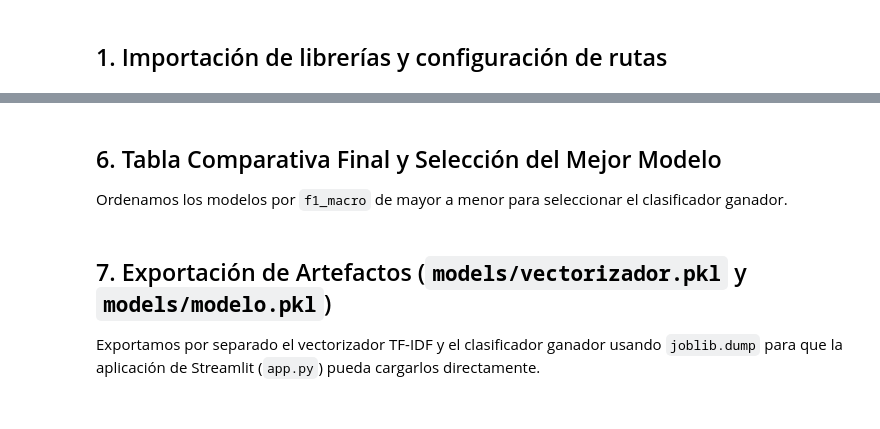
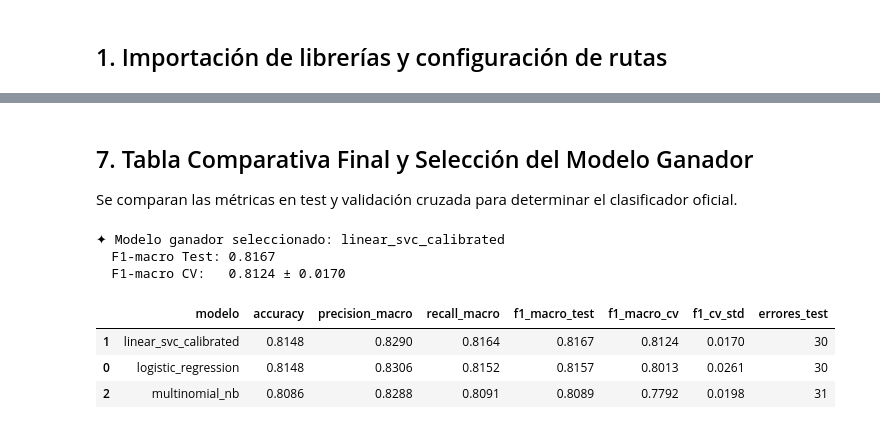
Before and after one commit to AndresGlzLeon/Tarea-especial2, a Jupyter notebook: notebooks/entrenamiento_evaluacion.ipynb, the cells around one changed output, grey strips where cells are left out. Drawn from its saved outputs; the diff is of its cells as text; code cells hidden in the pictures.

```diff
--- a/notebooks/entrenamiento_evaluacion.ipynb
+++ b/notebooks/entrenamiento_evaluacion.ipynb
@@ -198,27 +297,35 @@ plt.show()
 # %% [markdown]
-## 6. Tabla Comparativa Final y Selección del Mejor Modelo
+## 7. Tabla Comparativa Final y Selección del Modelo Ganador
 
-Ordenamos los modelos por `f1_macro` de mayor a menor para seleccionar el clasificador ganador.
+Se comparan las métricas en test y validación cruzada para determinar el clasificador oficial.
 # %%
-tabla_comparativa = pd.DataFrame(
-    [
-        {
-            "modelo": nombre,
-            "accuracy": datos["accuracy"],
-            "precision_macro": datos["precision_macro"],
-            "recall_macro": datos["recall_macro"],
-            "f1_macro": datos["f1_macro"],
-        }
-        for nombre, datos in resultados.items()
-    ]
-).sort_values(by="f1_macro", ascending=False)
+tabla_comparativa = pd.DataFrame([
+    {
+        "modelo": nombre,
+        "accuracy": datos["accuracy"],
+        "precision_macro": datos["precision_macro"],
+        "recall_macro": datos["recall_macro"],
+        "f1_macro_test": datos["f1_macro"],
+        "f1_macro_cv": resultados_cv[nombre]["f1_macro_cv_mean"],
+        "f1_cv_std": resultados_cv[nombre]["f1_macro_cv_std"],
+        "errores_test": datos["errores_test"],
+    }
+    for nombre, datos in resultados.items()
+]).sort_values(by="f1_macro_test", ascending=False)
 
 modelo_ganador = str(tabla_comparativa.iloc[0]["modelo"])
-mejor_f1 = float(tabla_comparativa.iloc[0]["f1_macro"])
+mejor_f1 = float(tabla_comparativa.iloc[0]["f1_macro_test"])
+mejor_f1_cv = float(tabla_comparativa.iloc[0]["f1_macro_cv"])
 
-print(f"Modelo ganador seleccionado: {modelo_ganador} (F1-score macro = {mejor_f1:.4f})")
+print(f"✦ Modelo ganador seleccionado: {modelo_ganador}")
+print(f"  F1-macro Test: {mejor_f1:.4f}")
+print(f"  F1-macro CV:   {mejor_f1_cv:.4f} ± {tabla_comparativa.iloc[0]['f1_cv_std']:.4f}")
 tabla_comparativa
+# %% [output]
+✦ Modelo ganador seleccionado: linear_svc_calibrated
+  F1-macro Test: 0.8167
+  F1-macro CV:   0.8124 ± 0.0170
+|  | modelo | accuracy | precision_macro | recall_macro | f1_macro_test | f1_macro_cv | f1_cv_std | errores_test |
+| 1 | linear_svc_calibrated | 0.8148 | 0.8290 | 0.8164 | 0.8167 | 0.8124 | 0.0170 | 30 |
+| 0 | logistic_regression | 0.8148 | 0.8306 | 0.8152 | 0.8157 | 0.8013 | 0.0261 | 30 |
+| 2 | multinomial_nb | 0.8086 | 0.8288 | 0.8091 | 0.8089 | 0.7792 | 0.0198 | 31 |
-# %% [markdown]
-## 7. Exportación de Artefactos (`models/vectorizador.pkl` y `models/modelo.pkl`)
-
-Exportamos por separado el vectorizador TF-IDF y el clasificador ganador usando `joblib.dump` para que la aplicación de Streamlit (`app.py`) pueda cargarlos directamente.
```
Also changed, not shown: parts of 21 cells of this notebook, 15 other files.
